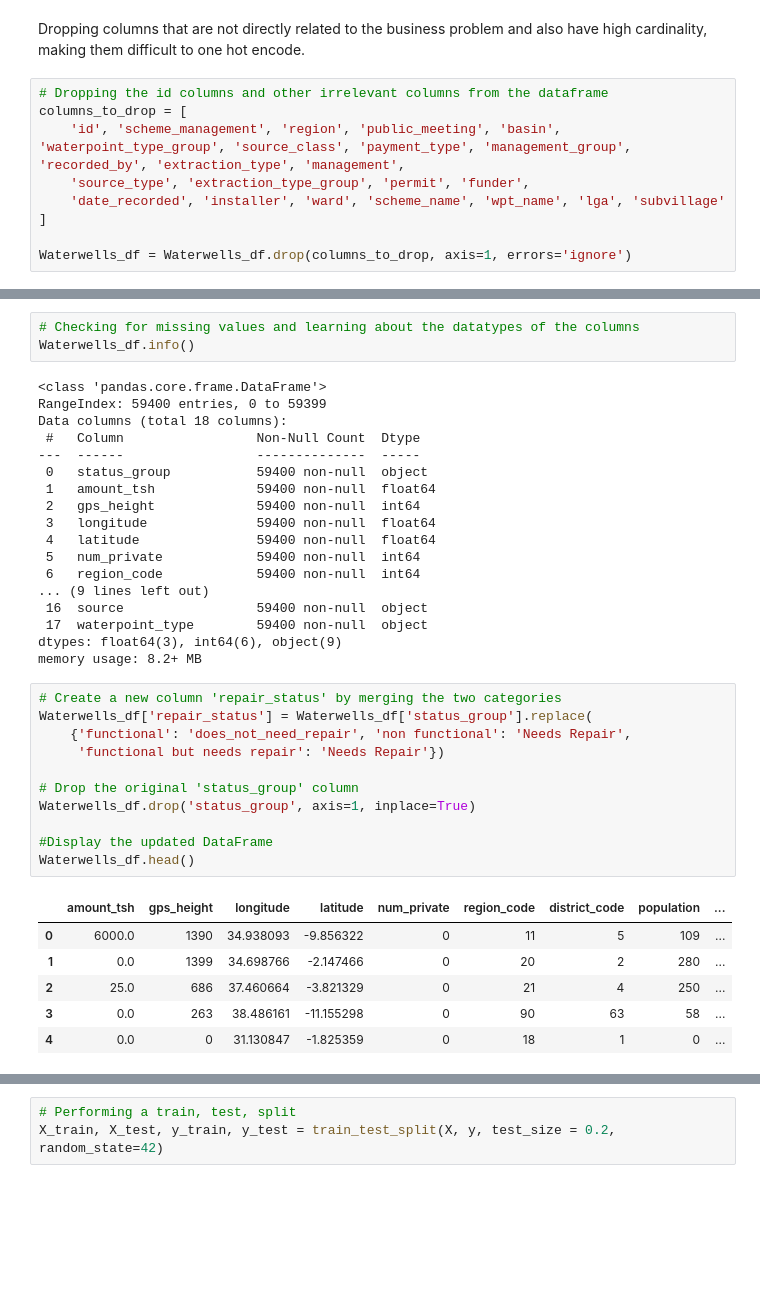
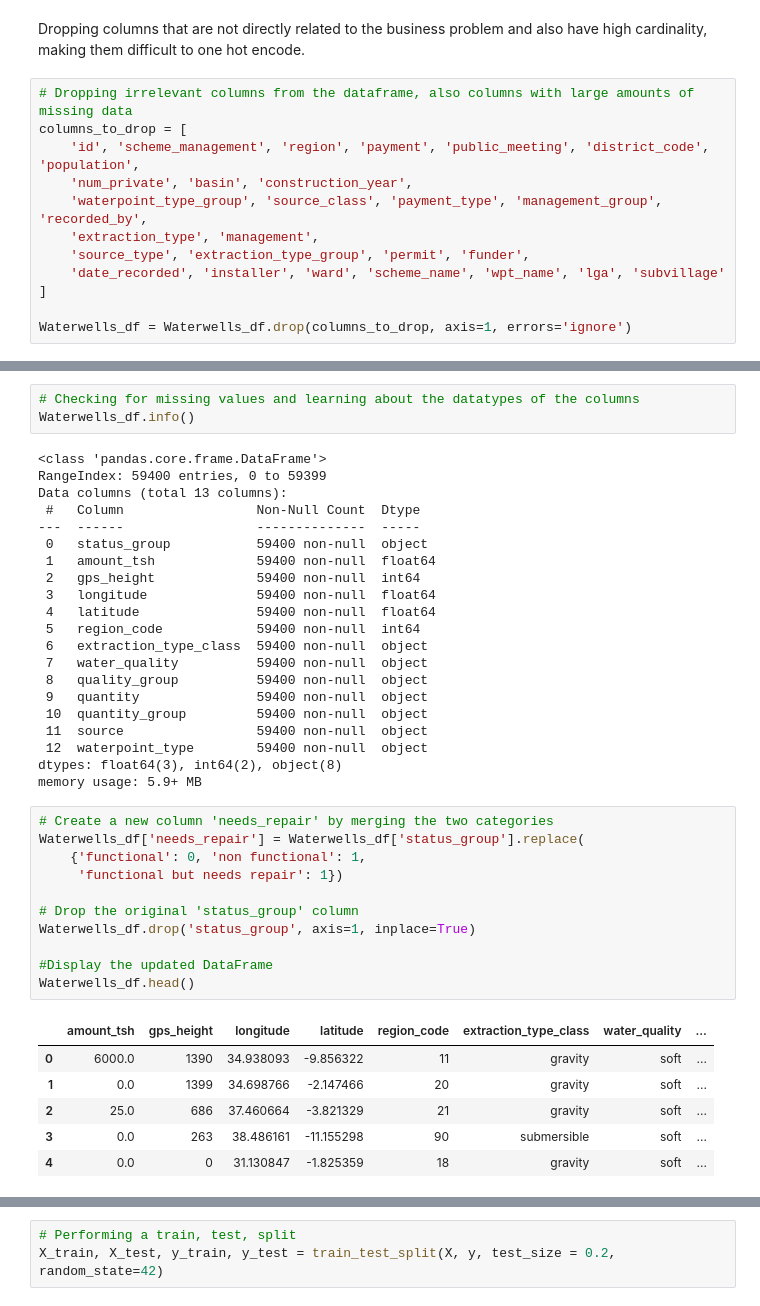
Before and after one commit to adammarianacci/Waterwell_Analysis, a Jupyter notebook: notebook.ipynb, the cells around one changed output, grey strips where cells are left out. Drawn from its saved outputs; the diff is of its cells as text; blank space fills up the shorter version.

```diff
--- a/notebook.ipynb
+++ b/notebook.ipynb
@@ -61,9 +93,12 @@ Waterwells_df.head()
 # %% [markdown]
 Dropping columns that are not directly related to the business problem and also have high cardinality, making them difficult to one hot encode.
 # %%
-# Dropping the id columns and other irrelevant columns from the dataframe
+# Dropping irrelevant columns from the dataframe, also columns with large amounts of missing data
 columns_to_drop = [
-    'id', 'scheme_management', 'region', 'public_meeting', 'basin', 'waterpoint_type_group', 'source_class', 'payment_type', 'management_group', 'recorded_by', 'extraction_type', 'management',
+    'id', 'scheme_management', 'region', 'payment', 'public_meeting', 'district_code', 'population',
+    'num_private', 'basin', 'construction_year',
+    'waterpoint_type_group', 'source_class', 'payment_type', 'management_group', 'recorded_by',
+    'extraction_type', 'management',
     'source_type', 'extraction_type_group', 'permit', 'funder',
     'date_recorded', 'installer', 'ward', 'scheme_name', 'wpt_name', 'lga', 'subvillage'
 ]
@@ -80,7 +120,7 @@ Waterwells_df.info()
 # %% [output]
 <class 'pandas.core.frame.DataFrame'>
 RangeIndex: 59400 entries, 0 to 59399
-Data columns (total 18 columns):
+Data columns (total 13 columns):
  #   Column                 Non-Null Count  Dtype
 ---  ------                 --------------  -----
  0   status_group           59400 non-null  object
@@ -88,30 +128,33 @@ Data columns (total 18 columns):
  2   gps_height             59400 non-null  int64
  3   longitude              59400 non-null  float64
  4   latitude               59400 non-null  float64
- 5   num_private            59400 non-null  int64
- 6   region_code            59400 non-null  int64
-... (9 lines left out)
- 16  source                 59400 non-null  object
- 17  waterpoint_type        59400 non-null  object
-dtypes: float64(3), int64(6), object(9)
-memory usage: 8.2+ MB
+ 5   region_code            59400 non-null  int64
+ 6   extraction_type_class  59400 non-null  object
+ 7   water_quality          59400 non-null  object
+ 8   quality_group          59400 non-null  object
+ 9   quantity               59400 non-null  object
+ 10  quantity_group         59400 non-null  object
+ 11  source                 59400 non-null  object
+ 12  waterpoint_type        59400 non-null  object
+dtypes: float64(3), int64(2), object(8)
+memory usage: 5.9+ MB
 # %%
-# Create a new column 'repair_status' by merging the two categories
-Waterwells_df['repair_status'] = Waterwells_df['status_group'].replace(
-    {'functional': 'does_not_need_repair', 'non functional': 'Needs Repair',
-     'functional but needs repair': 'Needs Repair'})
+# Create a new column 'needs_repair' by merging the two categories
+Waterwells_df['needs_repair'] = Waterwells_df['status_group'].replace(
+    {'functional': 0, 'non functional': 1,
+     'functional but needs repair': 1})
 
 # Drop the original 'status_group' column
 Waterwells_df.drop('status_group', axis=1, inplace=True)
 
 #Display the updated DataFrame
 Waterwells_df.head()
 # %% [output]
-|  | amount_tsh | gps_height | longitude | latitude | num_private | region_code | district_code | population | ... |
-| 0 | 6000.0 | 1390 | 34.938093 | -9.856322 | 0 | 11 | 5 | 109 | ... |
-| 1 | 0.0 | 1399 | 34.698766 | -2.147466 | 0 | 20 | 2 | 280 | ... |
-| 2 | 25.0 | 686 | 37.460664 | -3.821329 | 0 | 21 | 4 | 250 | ... |
-| 3 | 0.0 | 263 | 38.486161 | -11.155298 | 0 | 90 | 63 | 58 | ... |
-| 4 | 0.0 | 0 | 31.130847 | -1.825359 | 0 | 18 | 1 | 0 | ... |
+|  | amount_tsh | gps_height | longitude | latitude | region_code | extraction_type_class | water_quality | ... |
+| 0 | 6000.0 | 1390 | 34.938093 | -9.856322 | 11 | gravity | soft | ... |
+| 1 | 0.0 | 1399 | 34.698766 | -2.147466 | 20 | gravity | soft | ... |
+| 2 | 25.0 | 686 | 37.460664 | -3.821329 | 21 | gravity | soft | ... |
+| 3 | 0.0 | 263 | 38.486161 | -11.155298 | 90 | submersible | soft | ... |
+| 4 | 0.0 | 0 | 31.130847 | -1.825359 | 18 | gravity | soft | ... |
 # %%
 # Defining X and y variables
```
Also changed, not shown: parts of 28 cells of this notebook.
